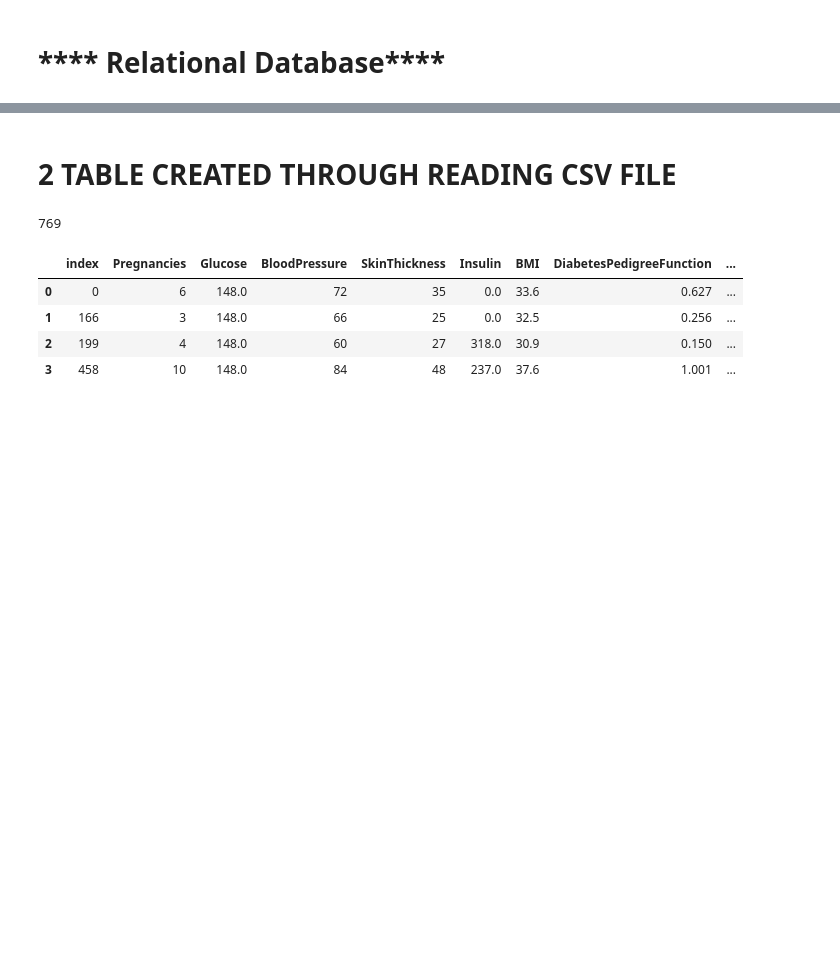
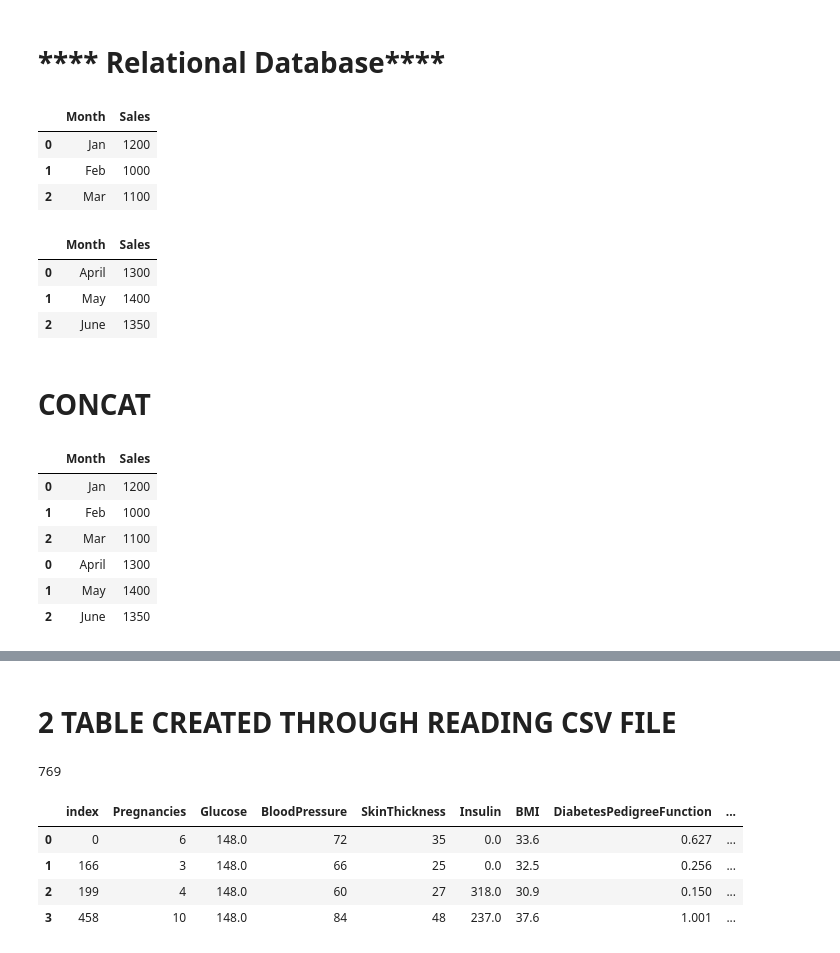
Before and after one commit to GauravRai1512/UCDPA_GauravKumarRai, a Jupyter notebook: Relational Database, API or web scraping.ipynb, the cells around one changed output, grey strips where cells are left out. Drawn from its saved outputs; the diff is of its cells as text; code cells hidden in the pictures; blank space fills up the shorter version.

```diff
--- a/Relational Database, API or web scraping.ipynb
+++ b/Relational Database, API or web scraping.ipynb
@@ -3,3 +3,33 @@
 # %%
 from sqlalchemy import create_engine
 import pandas as pd
+# %%
+query1 = pd.DataFrame({"Month": ['Jan','Feb','Mar'],
+                      "Sales": [1200, 1000, 1100]})
+query1
+# %% [output]
+|  | Month | Sales |
+| 0 | Jan | 1200 |
+| 1 | Feb | 1000 |
+| 2 | Mar | 1100 |
+# %%
+query2 = pd.DataFrame({"Month": ['April','May','June'],
+                      "Sales": [1300, 1400, 1350]})
+query2
+# %% [output]
+|  | Month | Sales |
+| 0 | April | 1300 |
+| 1 | May | 1400 |
+| 2 | June | 1350 |
+# %% [markdown]
+# CONCAT
+# %%
+pd.concat([query1,query2])
+# %% [output]
+|  | Month | Sales |
+| 0 | Jan | 1200 |
+| 1 | Feb | 1000 |
+| 2 | Mar | 1100 |
+| 0 | April | 1300 |
+| 1 | May | 1400 |
+| 2 | June | 1350 |
```
Also changed, not shown: parts of 14 cells of this notebook, 4 other files.
